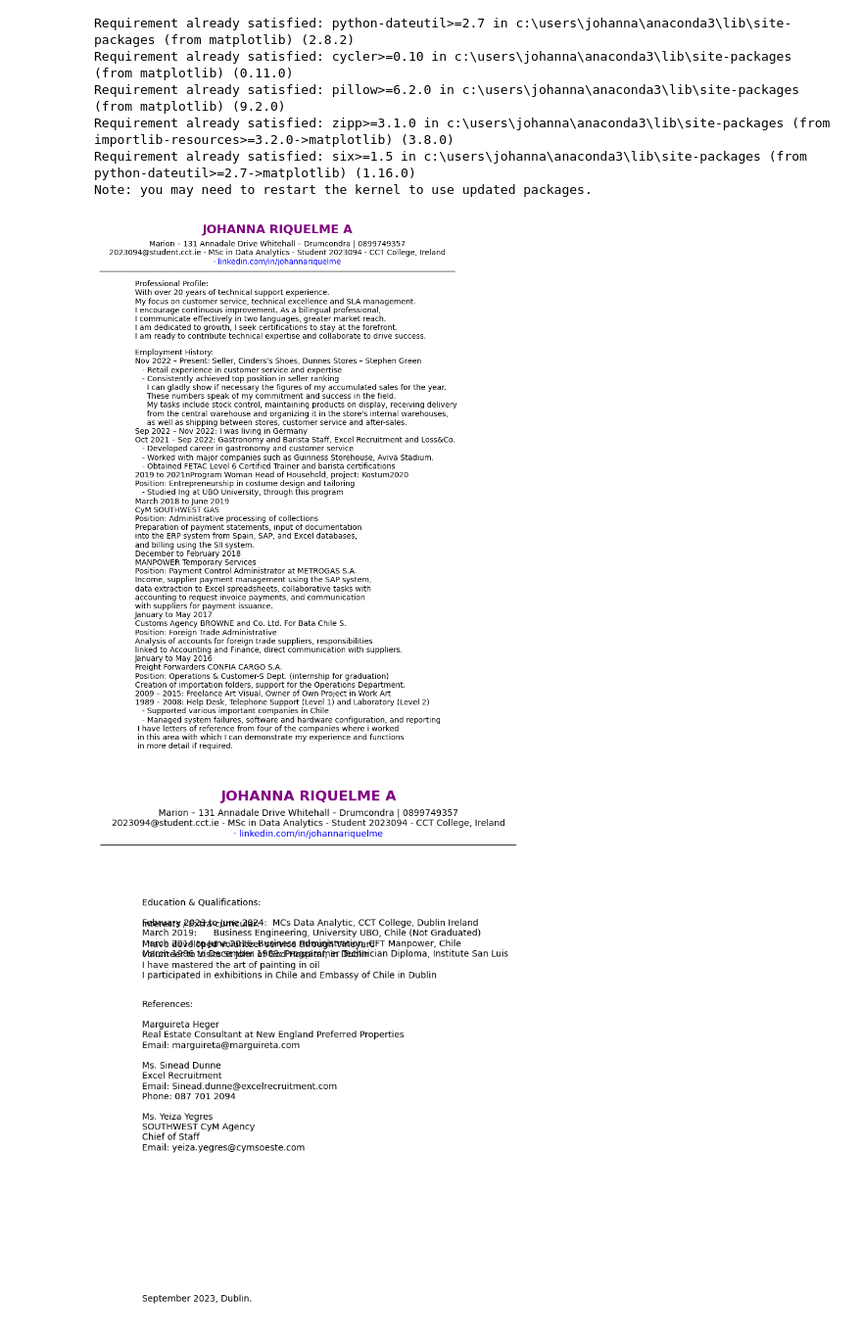
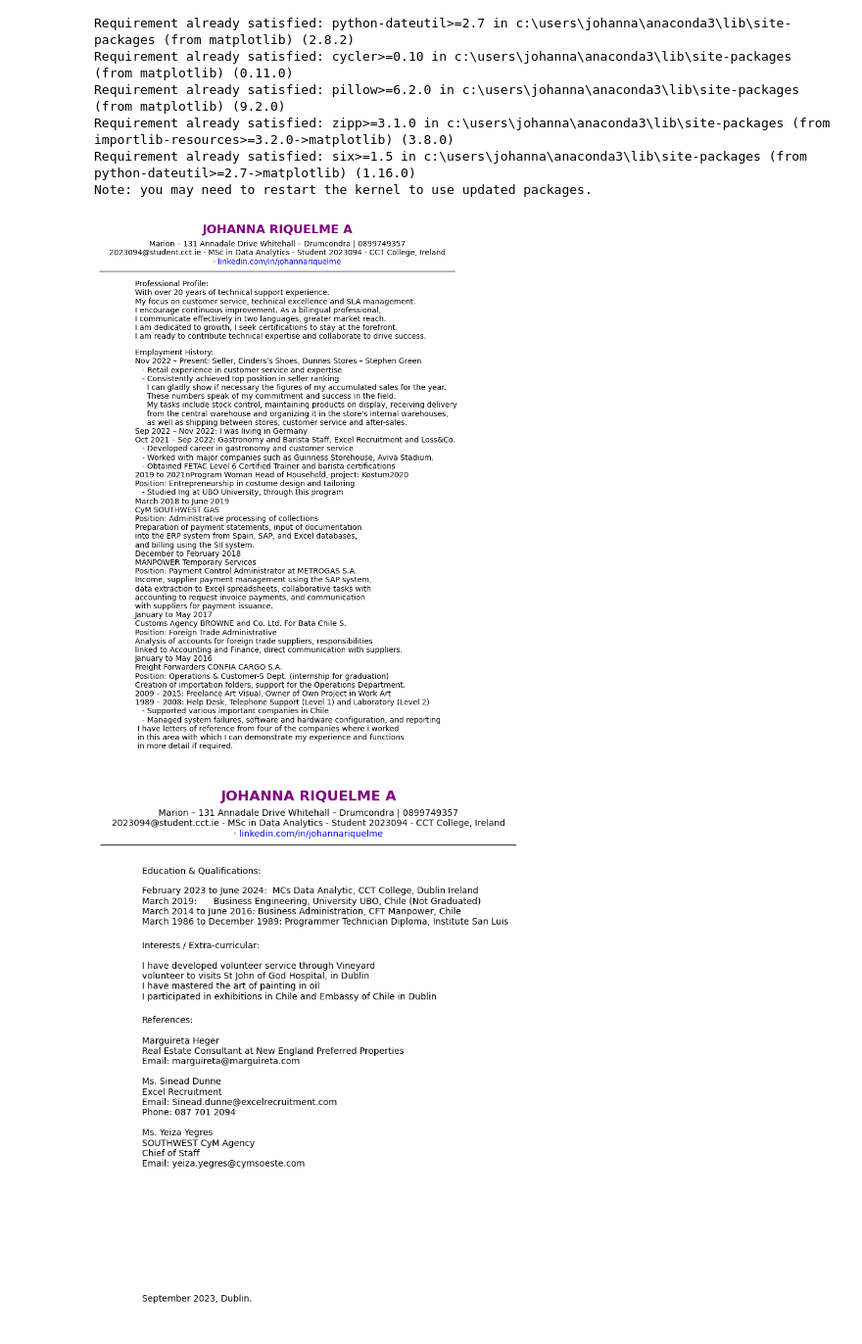
Before and after one commit to Johanna23cct/first-project-cv, a Jupyter notebook: final CV in python.ipynb, the cells around one changed output. Shown at 98% size. Saved outputs shown, nothing was run; the diff lists cells and outputs as text; code cells hidden in the pictures.

```diff
--- a/final CV in python.ipynb
+++ b/final CV in python.ipynb
@@ -158,7 +158,7 @@ def generate_cv_page2():
         "I have mastered the art of painting in oil\n"
         "I participated in exhibitions in Chile and Embassy of Chile in Dublin\n"
     )
-    plt.text(0.1, 0.75, Interests_Extra_curricular_text, ha='left', va='top', fontsize=10)
+    plt.text(0.1, 0.71, Interests_Extra_curricular_text, ha='left', va='top', fontsize=10)
 
     # Reference section
     reference_text = (
@@ -173,35 +173,32 @@ def generate_cv_page2():
         "Email: Sinead.dunne@excelrecruitment.com\n"
         "Phone: 087 701 2094\n\n"
 
         "Ms. Yeiza Yegres\n"
         "SOUTHWEST CyM Agency\n"
         "Chief of Staff\n"
         "Email: yeiza.yegres@cymsoeste.com\n\n"
-
-
-
     )
 
-    plt.text(0.1, 0.60, reference_text, ha='left', va='top', fontsize=10)
+    plt.text(0.1, 0.57, reference_text, ha='left', va='top', fontsize=10)
 
     # Get the current month and year
     current_month = datetime.datetime.now().strftime("%B")
     current_year = datetime.datetime.now().year
 
     # Add the dynamic date string
     other_text = f"{current_month} {current_year}, Dublin."
 
     # Now you can use plt.text to display the other_text
     plt.text(0.1, 0.05, other_text, ha='left', va='top', fontsize=10)
 
     # Save Page 2
     plt.axis('off')
     plt.savefig('cv_page2.png', dpi=300, bbox_inches='tight')
 
 
 if __name__ == "__main__":
     generate_cv_page1()
     generate_cv_page2()
 # %% [output]
 [figure]
-[figure, old version]
+[figure, new version]
```
